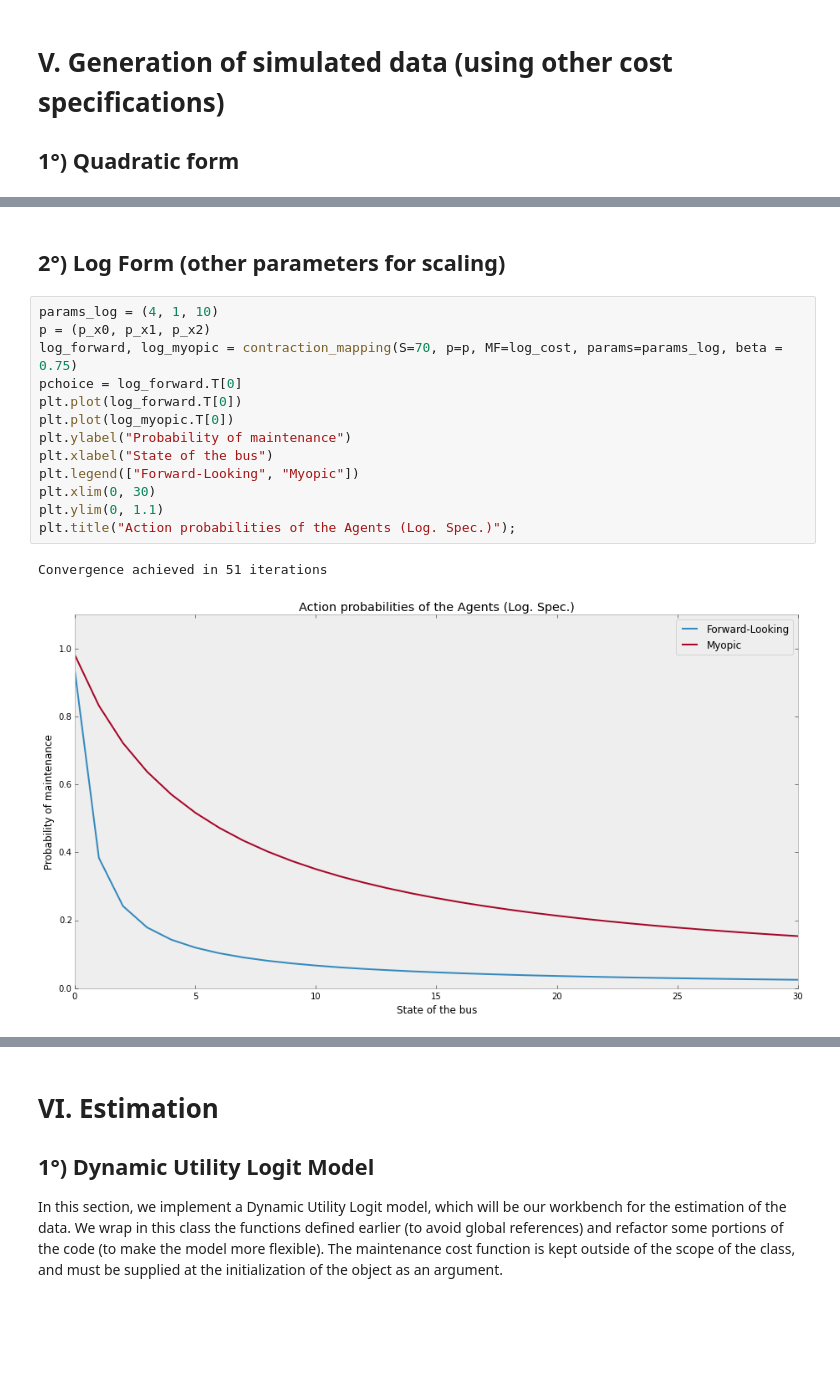
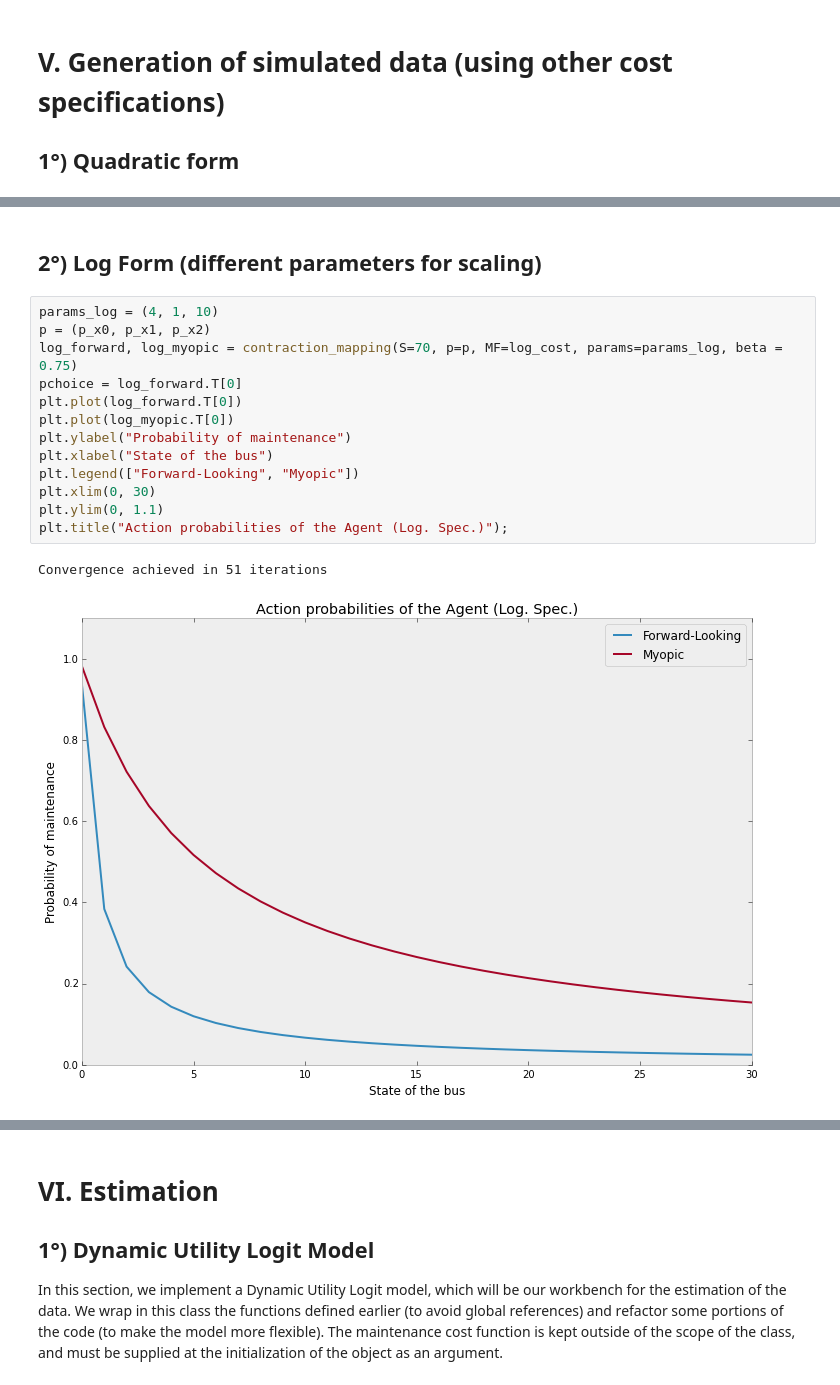
Before and after one commit to QuentinAndre/John-Rust-1987-Python, a Jupyter notebook: Data Generation and Likelihood Fit.ipynb, the cells around one changed output, grey strips where cells are left out. Saved outputs shown, nothing was run; the diff lists cells and outputs as text; blank space fills up the shorter version.

```diff
--- a/Data Generation and Likelihood Fit.ipynb
+++ b/Data Generation and Likelihood Fit.ipynb
@@ -498,21 +498,21 @@ exp_dataframe.loc[n_bus+1:,["Choice", "State"]].to_csv("Datasets\Exp_Dataset.csv
 # %% [markdown]
-## 2°) Log Form (other parameters for scaling)
+## 2°) Log Form (different parameters for scaling)
 # %%
 params_log = (4, 1, 10)
 p = (p_x0, p_x1, p_x2)
 log_forward, log_myopic = contraction_mapping(S=70, p=p, MF=log_cost, params=params_log, beta = 0.75)
 pchoice = log_forward.T[0]
 plt.plot(log_forward.T[0])
 plt.plot(log_myopic.T[0])
 plt.ylabel("Probability of maintenance")
 plt.xlabel("State of the bus")
 plt.legend(["Forward-Looking", "Myopic"])
 plt.xlim(0, 30)
 plt.ylim(0, 1.1)
-plt.title("Action probabilities of the Agents (Log. Spec.)");
+plt.title("Action probabilities of the Agent (Log. Spec.)");
 # %% [output]
 Convergence achieved in 51 iterations
-[figure, old version]
+[figure, new version]
 # %%
 n_bus = 1000
 bus_array = np.hstack((np.linspace(1, n_bus, n_bus).reshape(-1, 1), np.zeros((n_bus, 3))))
```
Also changed, not shown: parts of 27 cells of this notebook, 4 other files.
